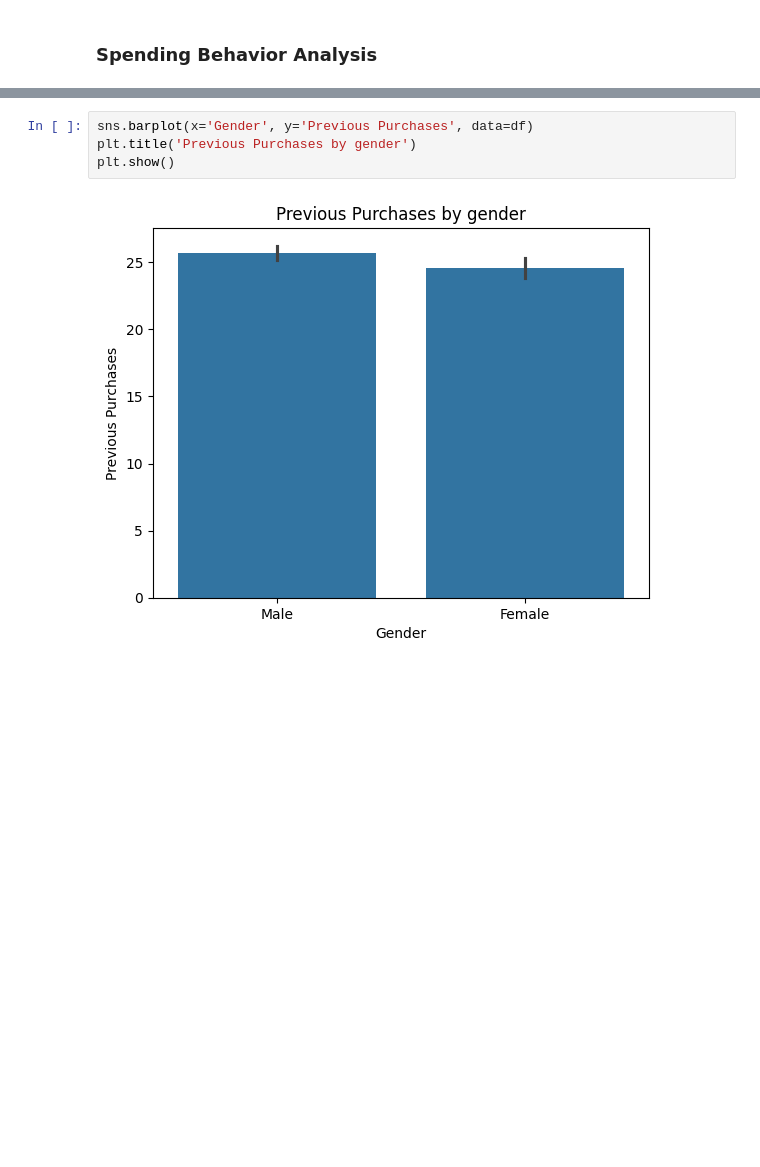
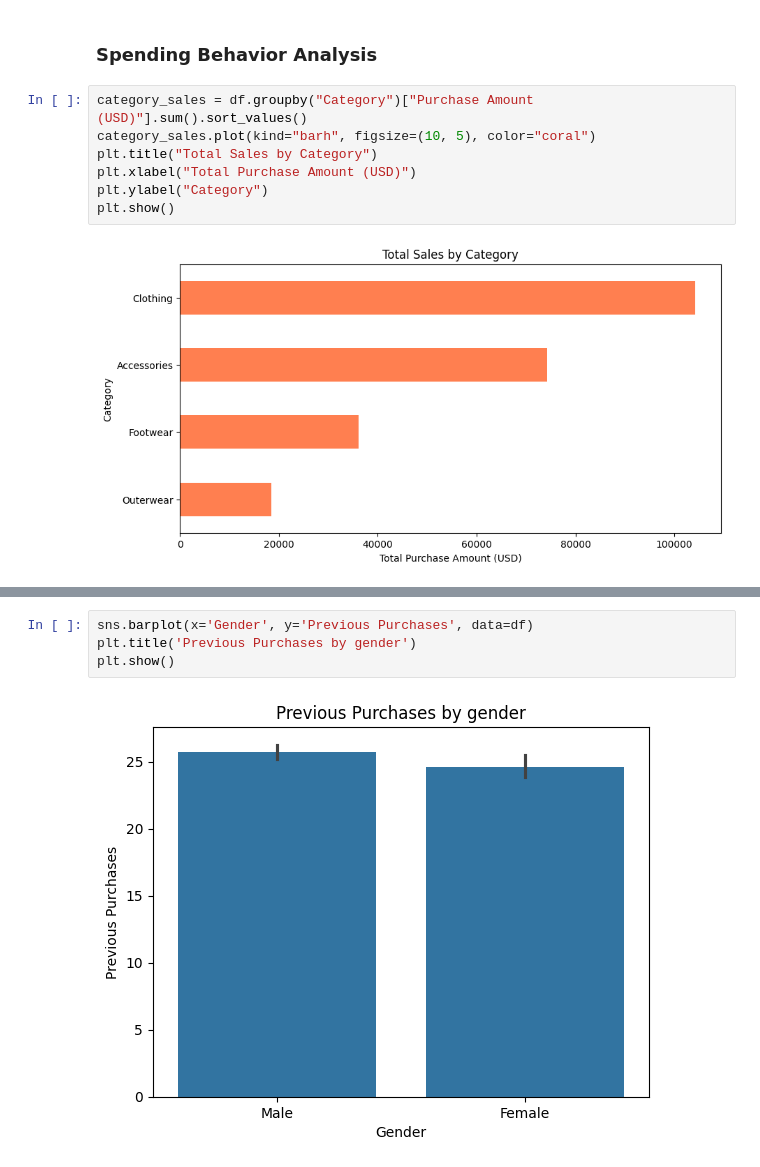
Before and after one commit to Lavishajagwani/Customer-Segmentation-And-Prediction, a Jupyter notebook: main.ipynb, the cells around one changed output, grey strips where cells are left out. Drawn from its saved outputs; the diff is of its cells as text; blank space fills up the shorter version.

```diff
--- a/main.ipynb
+++ b/main.ipynb
@@ -140,2 +153,11 @@ plt.show()
 # %% [markdown]
 ### Spending Behavior Analysis
+# %%
+category_sales = df.groupby("Category")["Purchase Amount (USD)"].sum().sort_values()
+category_sales.plot(kind="barh", figsize=(10, 5), color="coral")
+plt.title("Total Sales by Category")
+plt.xlabel("Total Purchase Amount (USD)")
+plt.ylabel("Category")
+plt.show()
+# %% [output]
+[figure, added]
```
Also changed, not shown: parts of 31 cells of this notebook.
